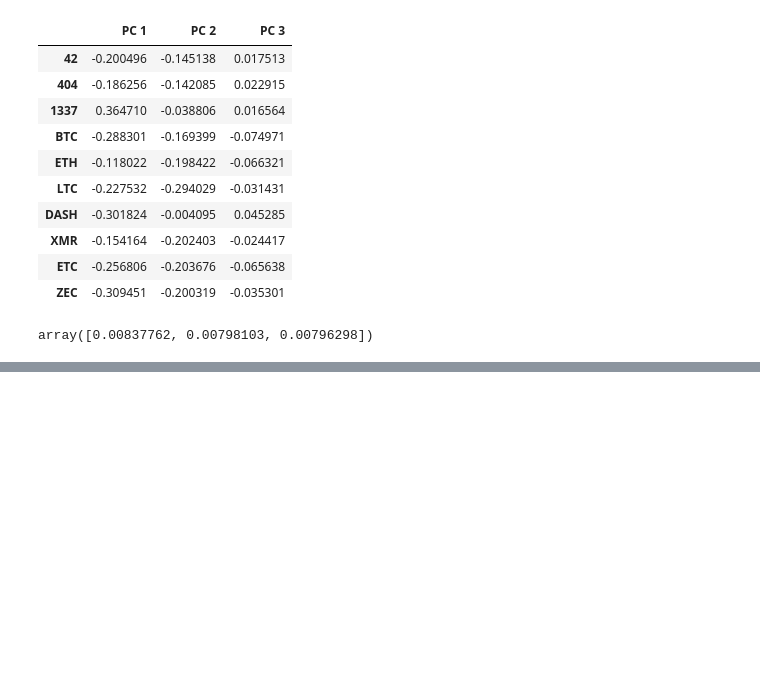
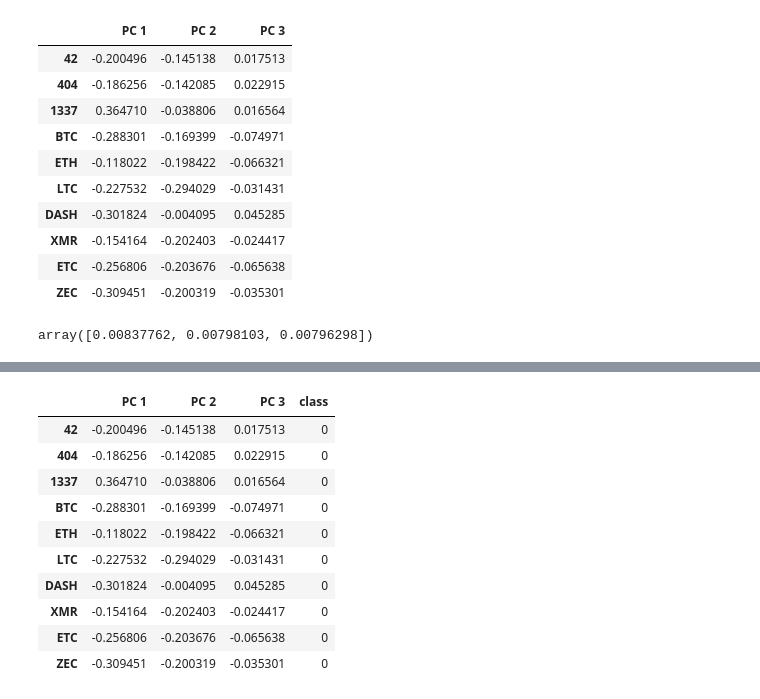
Before and after one commit to scottja312/Cryptocurrencies, a Jupyter notebook: Module 18 Challenge.ipynb, the cells around one changed output, grey strips where cells are left out. Saved outputs shown, nothing was run; the diff lists cells and outputs as text; code cells hidden in the pictures; blank space fills up the shorter version.

Commit message:
updated K-means algorithm code

```diff
--- a/Module 18 Challenge.ipynb
+++ b/Module 18 Challenge.ipynb
@@ -182,8 +182,8 @@ pca = PCA(n_components=3)
 X_pca = pca.fit_transform(X_scaled)
 # %%
 # Transform PCA X data to a DataFrame
-pcs_df = pd.DataFrame(data=X_pca, columns=["PC 1", "PC 2","PC 3"], index=crypto_df.index)
-pcs_df.head(10)
+pcs_df_pca = pd.DataFrame(data=X_pca, columns=["PC 1", "PC 2","PC 3"], index=crypto_df.index)
+pcs_df_pca.head(10)
 # %% [output]
 |  | PC 1 | PC 2 | PC 3 |
 | 42 | -0.200496 | -0.145138 | 0.017513 |
@@ -203,0 +224,27 @@ array([0.00837762, 0.00798103, 0.00796298])
+# %%
+# Run the K-means algorithm to predict the K clusters for the cryptocurrencies’ data.
+# Use the pcs_df to run the K-means algorithm.
+# Initialize the K-means model
+model = KMeans(n_clusters=4, random_state=0)
+
+# Fit the model
+model.fit(pcs_df)
+
+# Predict clusters
+predictions = model.predict(pcs_df)
+
+# Add the predicted class columns
+pcs_df["class"] = model.labels_
+pcs_df.head(10)
+# %% [output]
+|  | PC 1 | PC 2 | PC 3 | class |
+| 42 | -0.200496 | -0.145138 | 0.017513 | 0 |
+| 404 | -0.186256 | -0.142085 | 0.022915 | 0 |
+| 1337 | 0.364710 | -0.038806 | 0.016564 | 0 |
+| BTC | -0.288301 | -0.169399 | -0.074971 | 0 |
+| ETH | -0.118022 | -0.198422 | -0.066321 | 0 |
+| LTC | -0.227532 | -0.294029 | -0.031431 | 0 |
+| DASH | -0.301824 | -0.004095 | 0.045285 | 0 |
+| XMR | -0.154164 | -0.202403 | -0.024417 | 0 |
+| ETC | -0.256806 | -0.203676 | -0.065638 | 0 |
+| ZEC | -0.309451 | -0.200319 | -0.035301 | 0 |
```
Also changed, not shown: parts of 4 cells of this notebook.
